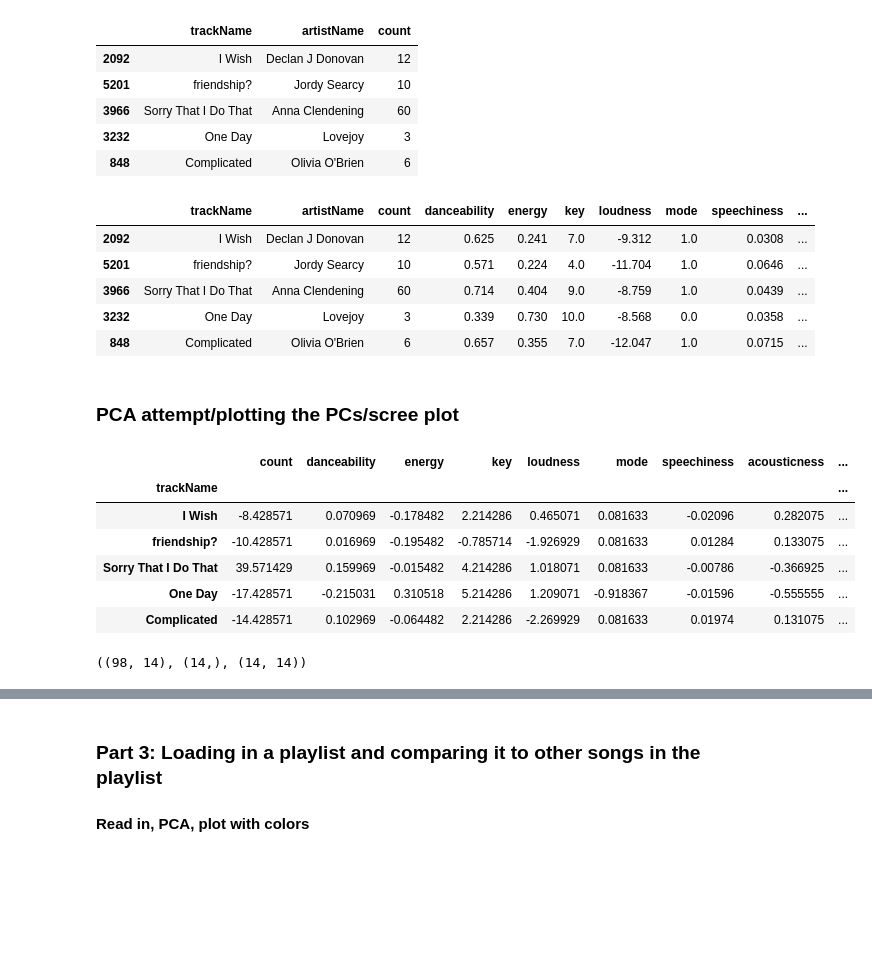
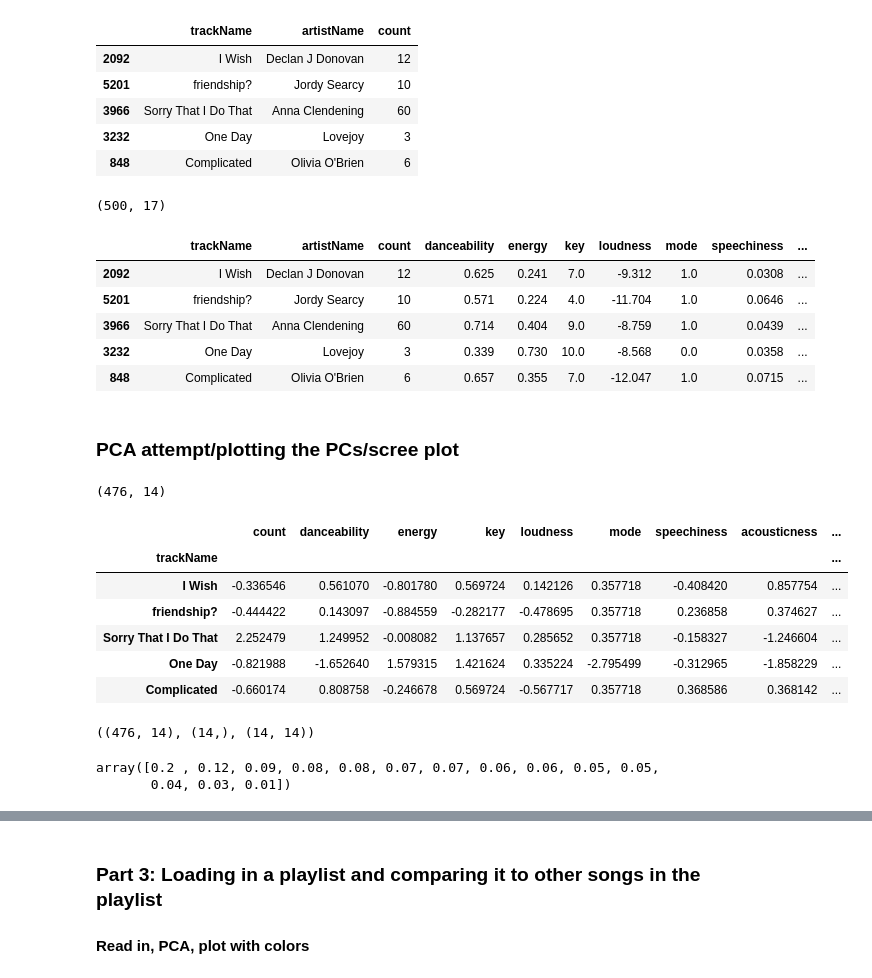
Before and after one commit to JessicaGolden/music_108, a Jupyter notebook: music_108_v01.ipynb, the cells around one changed output, grey strips where cells are left out. Cells and saved outputs as stored; diff of their text form; code cells hidden in the pictures; blank space fills up the shorter version.

```diff
--- a/music_108_v01.ipynb
+++ b/music_108_v01.ipynb
@@ -118,7 +118,7 @@ track_features[0]
  'time_signature': 4}
 # %%
 counts = listening.query('msPlayed >= 3000').groupby(by=['trackName', 'artistName']).size().reset_index()
-songs_df = counts.rename(columns={0: 'count'}).sample(n=100, weights='count', random_state=42)#.query('count >= 5').sort_values('count', ascending=False) # either listened to >5 times or top x songs or random x songs
+songs_df = counts.rename(columns={0: 'count'}).sample(n=500, weights='count', random_state=42)#.query('count >= 5').sort_values('count', ascending=False) # either listened to >5 times or top x songs or random x songs
 songs_df.head(5)#.to_csv('csv_exports/grouped.csv')
 # %% [output]
 |  | trackName | artistName | count |
@@ -145,8 +145,10 @@ def find_info(song):
 
 
 songs_df[lst_of_cols] = songs_df[['trackName', 'artistName']].apply(find_info, axis=1)
+print(songs_df.shape)
 songs_df.head(5)
 # %% [output]
+(500, 17)
 |  | trackName | artistName | count | danceability | energy | key | loudness | mode | speechiness | ... |
 | 2092 | I Wish | Declan J Donovan | 12 | 0.625 | 0.241 | 7.0 | -9.312 | 1.0 | 0.0308 | ... |
 | 5201 | friendship? | Jordy Searcy | 10 | 0.571 | 0.224 | 4.0 | -11.704 | 1.0 | 0.0646 | ... |
@@ -163,20 +165,27 @@ import seaborn as sns
 import plotly.express as px
 # %%
 cleaned_df = songs_df.set_index('trackName').drop(columns=['id', 'artistName']).dropna()
-centered_df = cleaned_df - np.mean(cleaned_df, axis=0)
+centered_df = (cleaned_df - np.mean(cleaned_df, axis=0)) / np.std(cleaned_df, axis=0)
+print(centered_df.shape)
 centered_df.head(5)
 # %% [output]
+(476, 14)
 |  | count | danceability | energy | key | loudness | mode | speechiness | acousticness | ... |
 | trackName |  |  |  |  |  |  |  |  | ... |
-| I Wish | -8.428571 | 0.070969 | -0.178482 | 2.214286 | 0.465071 | 0.081633 | -0.02096 | 0.282075 | ... |
-| friendship? | -10.428571 | 0.016969 | -0.195482 | -0.785714 | -1.926929 | 0.081633 | 0.01284 | 0.133075 | ... |
-| Sorry That I Do That | 39.571429 | 0.159969 | -0.015482 | 4.214286 | 1.018071 | 0.081633 | -0.00786 | -0.366925 | ... |
-| One Day | -17.428571 | -0.215031 | 0.310518 | 5.214286 | 1.209071 | -0.918367 | -0.01596 | -0.555555 | ... |
-| Complicated | -14.428571 | 0.102969 | -0.064482 | 2.214286 | -2.269929 | 0.081633 | 0.01974 | 0.131075 | ... |
+| I Wish | -0.336546 | 0.561070 | -0.801780 | 0.569724 | 0.142126 | 0.357718 | -0.408420 | 0.857754 | ... |
+| friendship? | -0.444422 | 0.143097 | -0.884559 | -0.282177 | -0.478695 | 0.357718 | 0.236858 | 0.374627 | ... |
+| Sorry That I Do That | 2.252479 | 1.249952 | -0.008082 | 1.137657 | 0.285652 | 0.357718 | -0.158327 | -1.246604 | ... |
+| One Day | -0.821988 | -1.652640 | 1.579315 | 1.421624 | 0.335224 | -2.795499 | -0.312965 | -1.858229 | ... |
+| Complicated | -0.660174 | 0.808758 | -0.246678 | 0.569724 | -0.567717 | 0.357718 | 0.368586 | 0.368142 | ... |
 # %%
 u, s, vt = np.linalg.svd(centered_df, full_matrices = False)
 u.shape, s.shape, vt.shape
 # %% [output]
-((98, 14), (14,), (14, 14))
+((476, 14), (14,), (14, 14))
+# %%
+np.round(s**2 / sum(s**2), 2)
+# %% [output]
+array([0.2 , 0.12, 0.09, 0.08, 0.08, 0.07, 0.07, 0.06, 0.06, 0.05, 0.05,
+       0.04, 0.03, 0.01])
 # %%
 # scree plot
```
Also changed, not shown: parts of 13 cells of this notebook, 1 other file.
